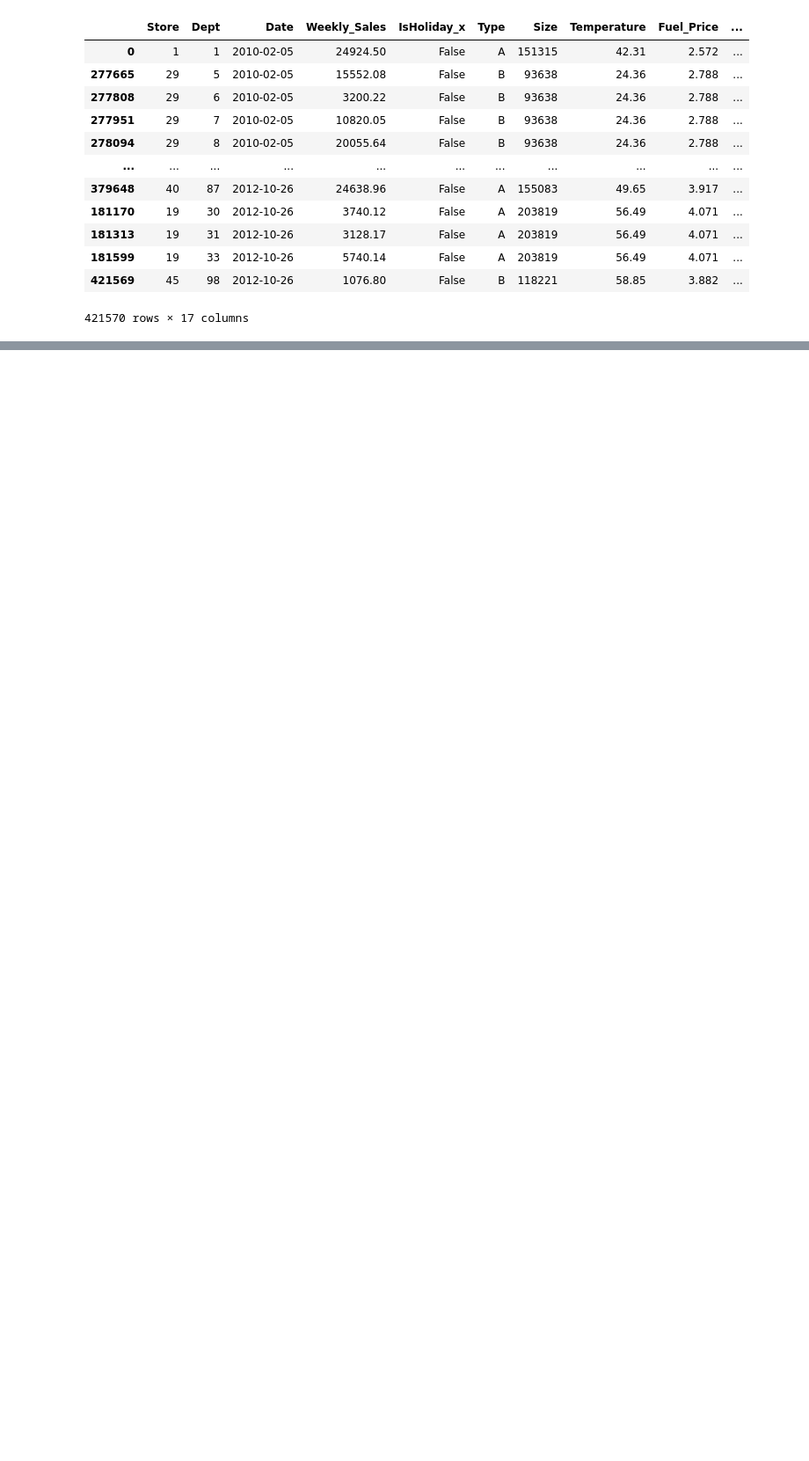
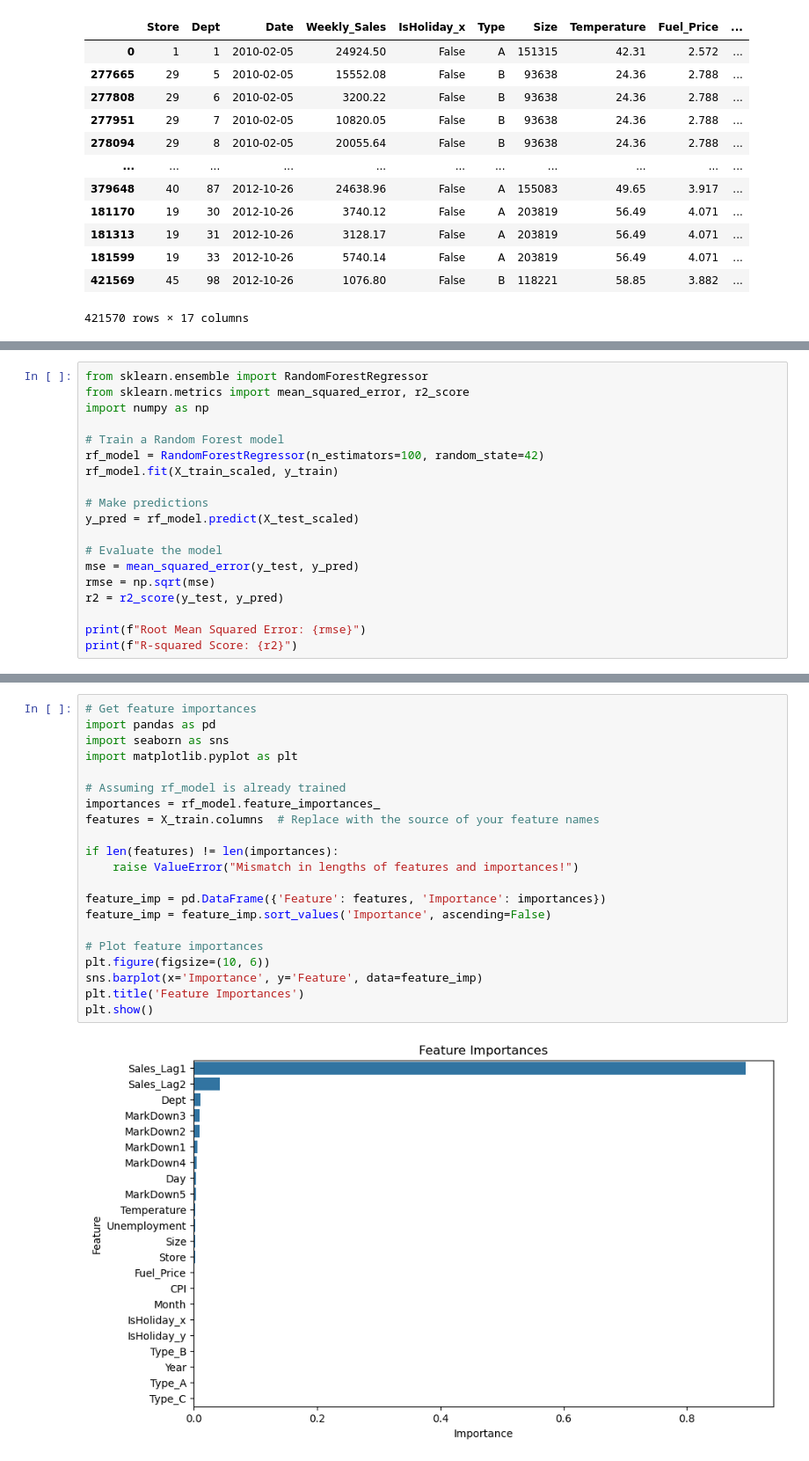
Before and after one commit to rai-Aman/walmart_sales_forecast, a Jupyter notebook: home.ipynb, the cells around one changed output, grey strips where cells are left out. Shown at 88% size. Cells and saved outputs as stored; diff of their text form; blank space fills up the shorter version.

```diff
--- a/home.ipynb
+++ b/home.ipynb
@@ -115,0 +305,19 @@ plt.show()
+# %%
+from sklearn.ensemble import RandomForestRegressor
+from sklearn.metrics import mean_squared_error, r2_score
+import numpy as np
+
+# Train a Random Forest model
+rf_model = RandomForestRegressor(n_estimators=100, random_state=42)
+rf_model.fit(X_train_scaled, y_train)
+
+# Make predictions
+y_pred = rf_model.predict(X_test_scaled)
+
+# Evaluate the model
+mse = mean_squared_error(y_test, y_pred)
+rmse = np.sqrt(mse)
+r2 = r2_score(y_test, y_pred)
+
+print(f"Root Mean Squared Error: {rmse}")
+print(f"R-squared Score: {r2}")
@@ -115,0 +327,23 @@ plt.show()
+# %%
+# Get feature importances
+import pandas as pd
+import seaborn as sns
+import matplotlib.pyplot as plt
+
+# Assuming rf_model is already trained
+importances = rf_model.feature_importances_
+features = X_train.columns  # Replace with the source of your feature names
+
+if len(features) != len(importances):
+    raise ValueError("Mismatch in lengths of features and importances!")
+
+feature_imp = pd.DataFrame({'Feature': features, 'Importance': importances})
+feature_imp = feature_imp.sort_values('Importance', ascending=False)
+
+# Plot feature importances
+plt.figure(figsize=(10, 6))
+sns.barplot(x='Importance', y='Feature', data=feature_imp)
+plt.title('Feature Importances')
+plt.show()
+# %% [output]
+[figure, added]
```
Also changed, not shown: parts of 14 cells of this notebook, 1 other file.
